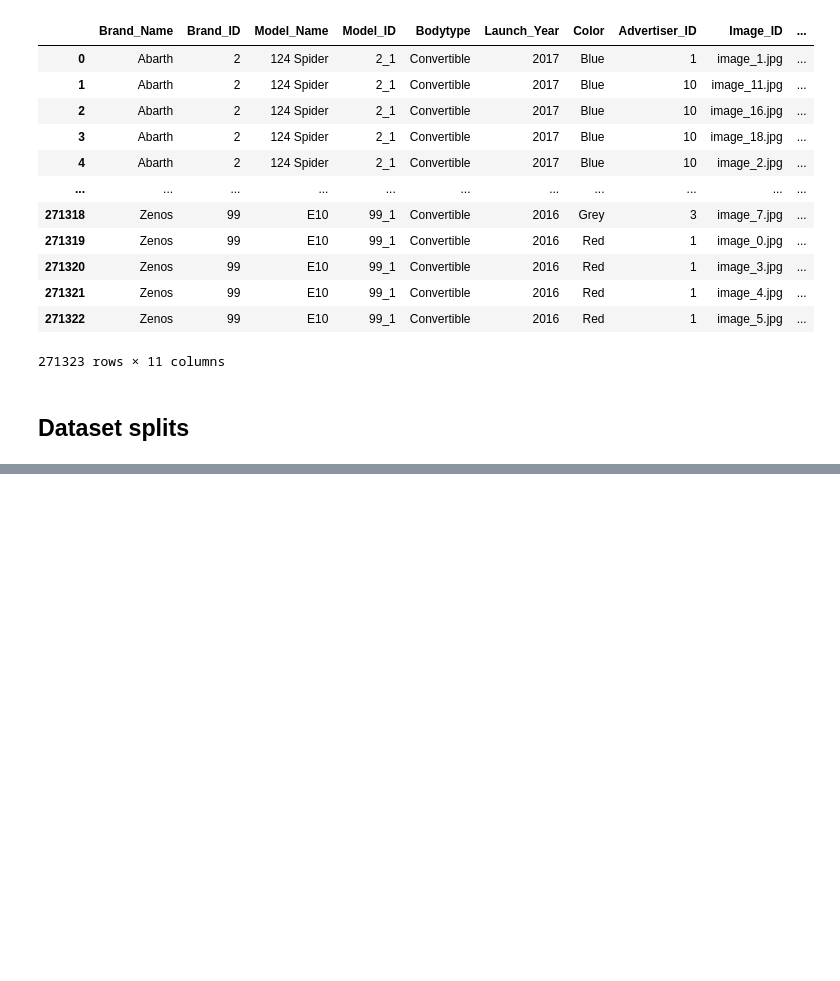
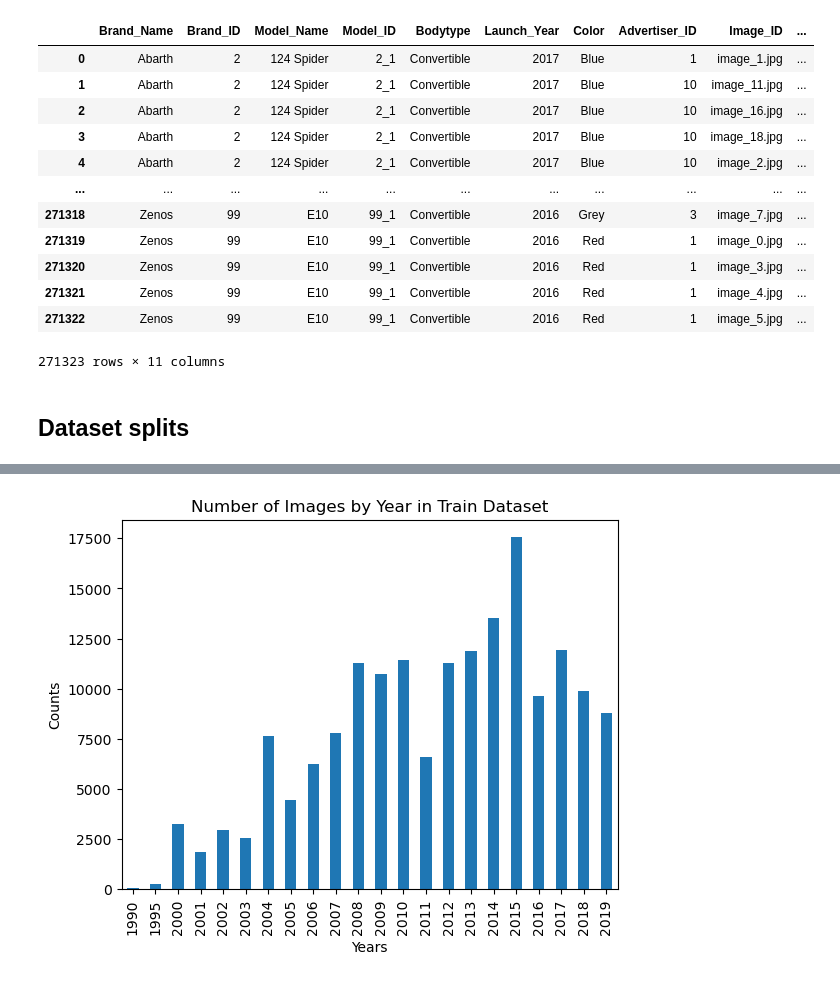
Before and after one commit to hmd101/deepCars, a Jupyter notebook: src/analysis/dataset_statistics.ipynb, the cells around one changed output, grey strips where cells are left out. Saved outputs shown, nothing was run; the diff lists cells and outputs as text; code cells hidden in the pictures; blank space fills up the shorter version.

Commit message:
dataset analysis plots refactored

```diff
--- a/src/analysis/dataset_statistics.ipynb
+++ b/src/analysis/dataset_statistics.ipynb
@@ -33,0 +38,27 @@ train_df, val_df, test_df = split_dataset_dfs("../../raw_data/tables/features.cs
+# %%
+# group by year
+# count brands
+
+# calculate number of images per year
+
+def get_images_by_year(data:pd.DataFrame):
+    return data.groupby(["Launch_Year"])["file_path"].count()
+
+
+def get_images_by_viewpoint(data:pd.DataFrame):
+    return data.groupby(["Viewpoint"])["file_path"].count()
+
+# number of images by year and viewpoint for each dataset
+# years
+num_images_by_year_train_df = get_images_by_year(train_df)
+num_images_by_year_test_df = get_images_by_year(test_df)
+num_images_by_year_val_df = get_images_by_year(val_df)
+# viewpoints
+num_images_by_viewpoint_train_df = get_images_by_viewpoint(train_df)
+num_images_by_viewpoint_test_df = get_images_by_viewpoint(test_df)
+num_images_by_viewpoint_val_df = get_images_by_viewpoint(val_df)
+
+
+
+def plot_dataframes(df:pd.DataFrame,  df_name:str, plot_type:str="bar"):
+    df.plot(kind="bar", title=f"Number of Images by Year in {df_name}", xlabel="Years", ylabel="Counts")
@@ -33,0 +78,4 @@ train_df, val_df, test_df = split_dataset_dfs("../../raw_data/tables/features.cs
+# %%
+plot_dataframes(num_images_by_year_train_df, df_name="Train Dataset")
+# %% [output]
+[figure, added]
```
Also changed, not shown: parts of 7 cells of this notebook, 1 other file.
